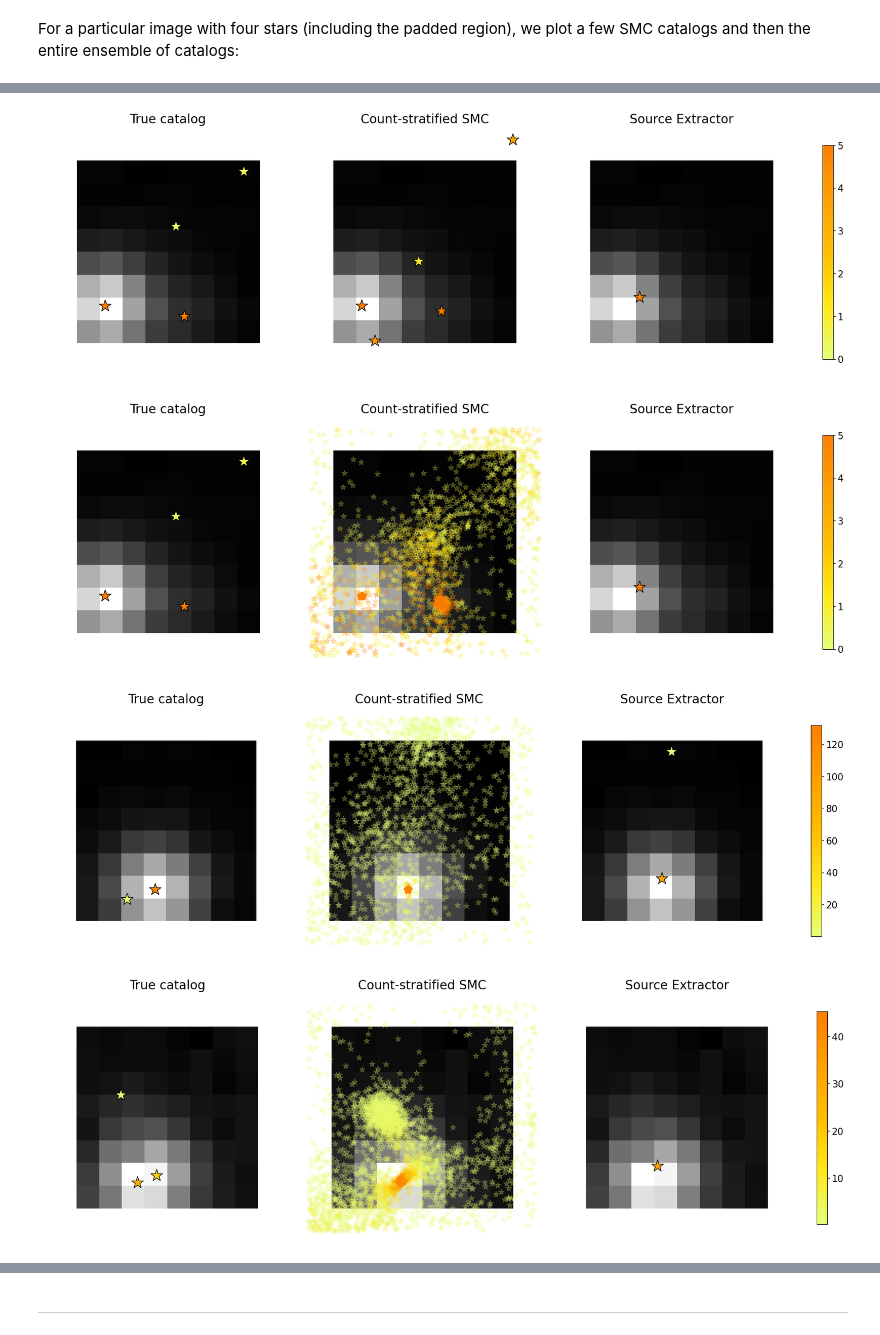
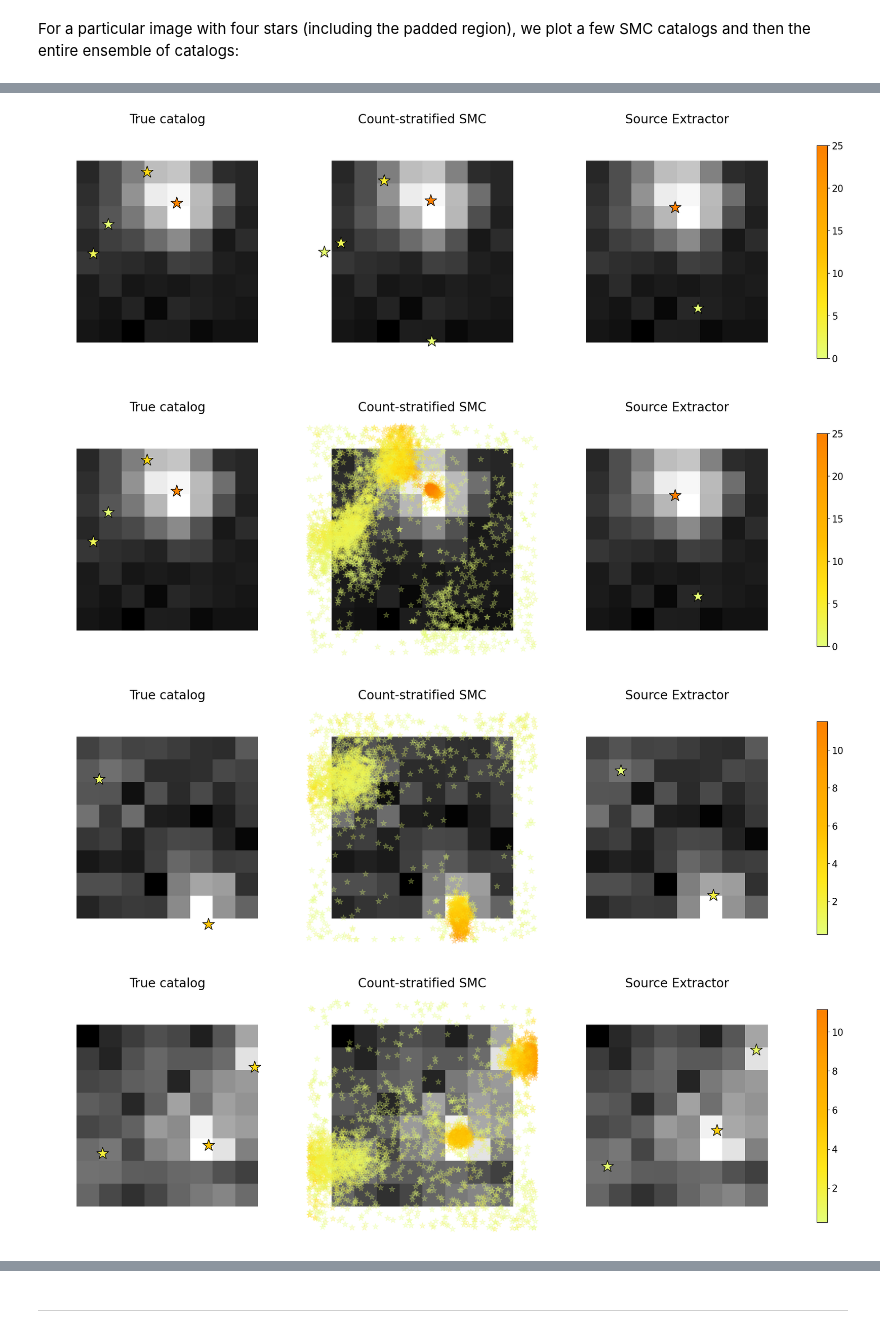
Before and after one commit to timwhite0/smcdet, a Jupyter notebook: experiments/manuscript/m71synthetic_manyimages/results/results.ipynb, the cells around one changed output, grey strips where cells are left out. Cells and saved outputs as stored; diff of their text form; code cells hidden in the pictures.

Commit message:
New example detection plots for real and synthetic M71

```diff
--- a/experiments/manuscript/m71synthetic_manyimages/results/results.ipynb
+++ b/experiments/manuscript/m71synthetic_manyimages/results/results.ipynb
@@ -381,32 +381,32 @@ fig.savefig('figures/m71synth_detections_count4_cat3.png', dpi = 250, transparen
 # %%
-fig = plot_detections(image_index = idx, smc_cat_idx = torch.where(smc_unpruned_counts[idx] == 5)[0][4],
-                      star_minflux = 0, star_maxflux = 5,
+fig = plot_detections(image_index = idx, smc_cat_idx = torch.where(smc_unpruned_counts[idx] == 5)[0][2],
+                      star_minflux = 0, star_maxflux = 25,
                       smc_star_size=star_size, smc_star_alpha = 1, smc_star_edge = True)
 
 fig.savefig('figures/m71synth_detections_count4_cat4.png', dpi = 250, transparent = True, bbox_inches = 'tight', pad_inches = 0)
 # %% [output]
-[figure, old version]
+[figure, new version]
 # %%
 fig = plot_detections(image_index = idx, smc_cat_idx = "all",
-                      star_minflux = 0, star_maxflux = 5,
+                      star_minflux = 0, star_maxflux = 25,
                       smc_star_size = smc_star_size, smc_star_alpha = smc_star_alpha)
 
 fig.savefig('figures/m71synth_detections_count4_all.png', dpi = 250, transparent = True, bbox_inches = 'tight', pad_inches = 0)
 # %% [output]
-[figure, old version]
+[figure, new version]
 # %%
-idx = torch.where(unpruned_counts == 2)[0][133]
+idx = torch.where(unpruned_counts == 2)[0][62]
 
 fig = plot_detections(image_index = idx, smc_cat_idx = "all", smc_star_size = smc_star_size, smc_star_alpha = smc_star_alpha, arcsinh = False)
 
 fig.savefig('figures/m71synth_detections_count2_all.png', dpi = 250, transparent = True, bbox_inches = 'tight', pad_inches = 0)
 # %% [output]
-[figure, old version]
+[figure, new version]
 # %%
-idx = torch.where(unpruned_counts == 3)[0][10]
+idx = torch.where(unpruned_counts == 3)[0][38]
 
 fig = plot_detections(image_index = idx, smc_cat_idx = "all", smc_star_size=smc_star_size, smc_star_alpha = smc_star_alpha, arcsinh=False)
 
 fig.savefig('figures/m71synth_detections_count3_all.png', dpi = 250, transparent = True, bbox_inches = 'tight', pad_inches = 0)
 # %% [output]
-[figure, old version]
+[figure, new version]
```
Also changed, not shown: parts of 8 cells of this notebook, 1 other file.
